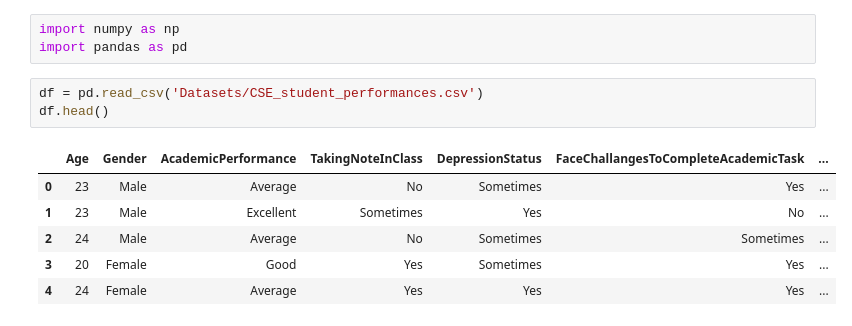
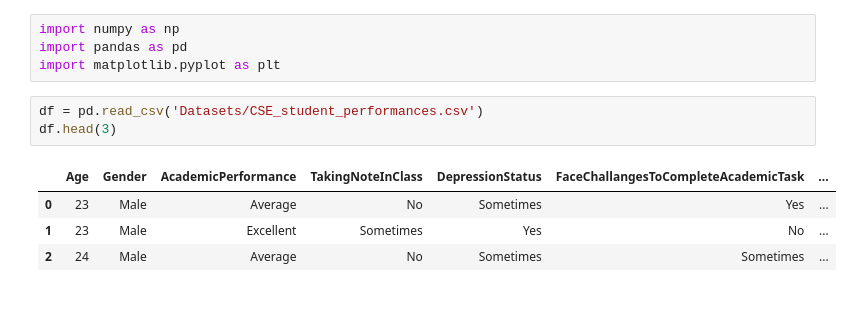
Before and after one commit to Horadmard/Machin_Learning_Project, a Jupyter notebook: Classification.ipynb, the cells around one changed output. Saved outputs shown, nothing was run; the diff lists cells and outputs as text.

```diff
--- a/Classification.ipynb
+++ b/Classification.ipynb
@@ -1,13 +1,12 @@
 # %%
 import numpy as np
 import pandas as pd
+import matplotlib.pyplot as plt
 # %%
 df = pd.read_csv('Datasets/CSE_student_performances.csv')
-df.head()
+df.head(3)
 # %% [output]
 |  | Age | Gender | AcademicPerformance | TakingNoteInClass | DepressionStatus | FaceChallangesToCompleteAcademicTask | ... |
 | 0 | 23 | Male | Average | No | Sometimes | Yes | ... |
 | 1 | 23 | Male | Excellent | Sometimes | Yes | No | ... |
 | 2 | 24 | Male | Average | No | Sometimes | Sometimes | ... |
-| 3 | 20 | Female | Good | Yes | Sometimes | Yes | ... |
-| 4 | 24 | Female | Average | Yes | Yes | Yes | ... |
```
Also changed, not shown: parts of 2 cells of this notebook.
